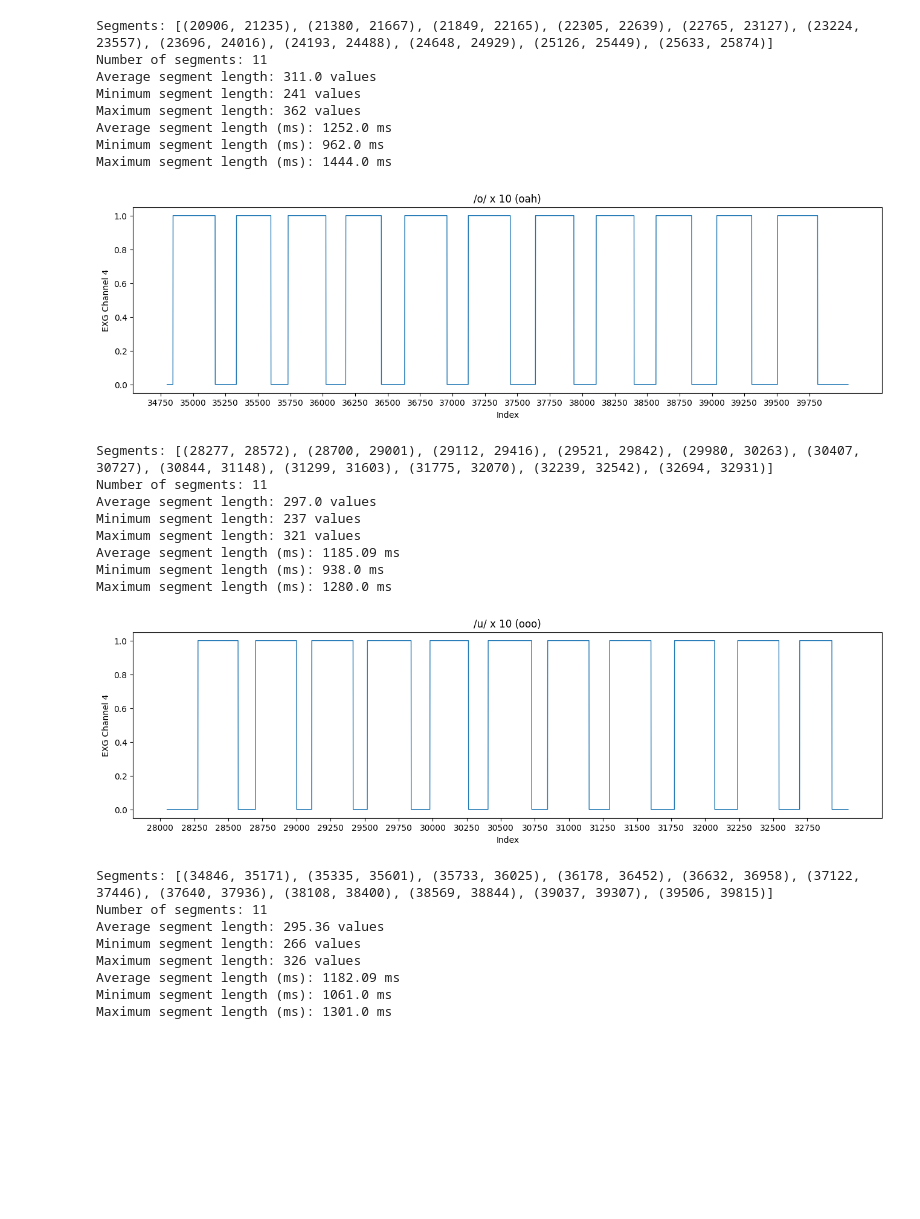
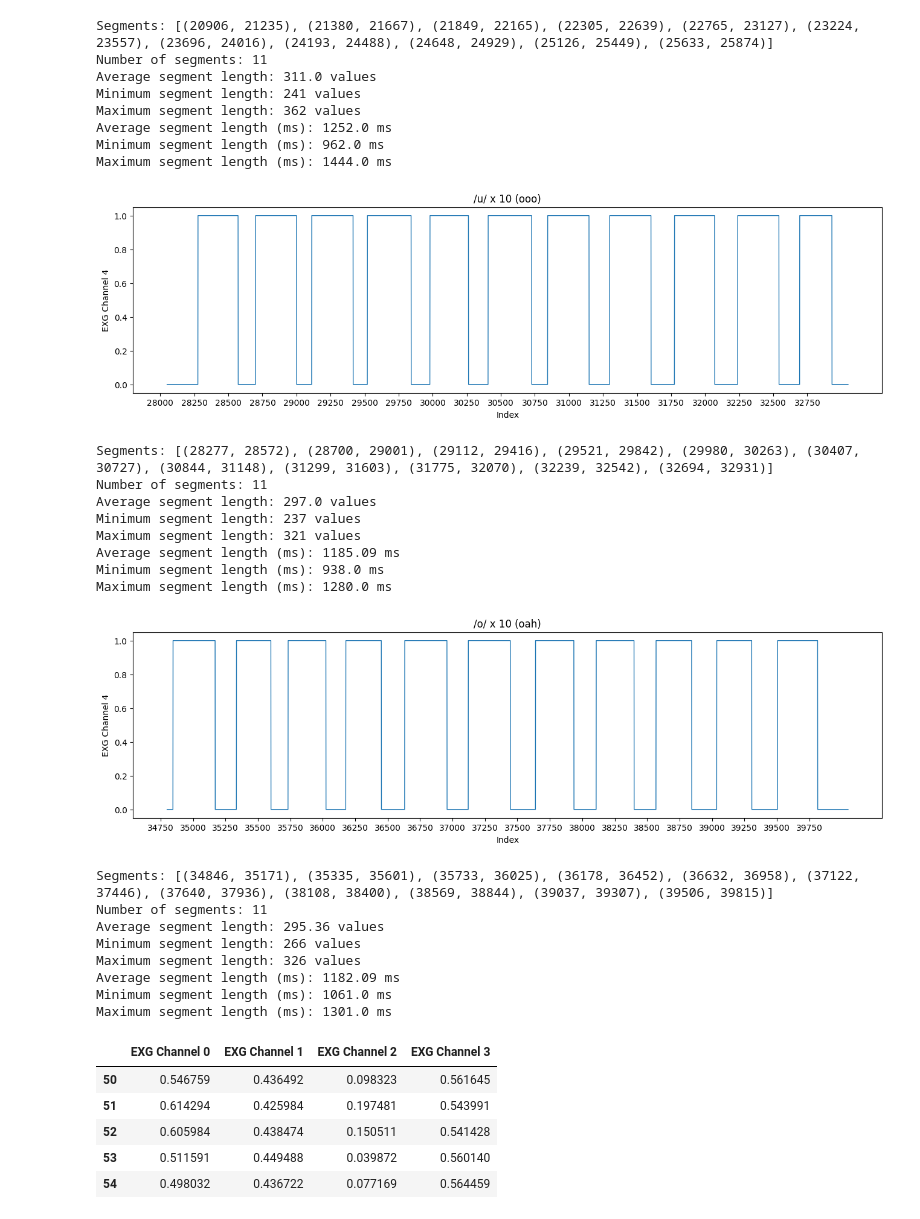
Before and after one commit to NeuroTechSC/neurotechML, a Jupyter notebook: EMG_Data_Processing.ipynb, the cells around one changed output. Cells and saved outputs as stored; diff of their text form; code cells hidden in the pictures; blank space fills up the shorter version.

```diff
--- a/EMG_Data_Processing.ipynb
+++ b/EMG_Data_Processing.ipynb
@@ -261,29 +228,39 @@ Maximum segment length: 362 values
 Average segment length (ms): 1252.0 ms
 Minimum segment length (ms): 962.0 ms
 Maximum segment length (ms): 1444.0 ms
+# %%
+plot_rolling_channel_4("/u/ x 10 (ooo)", 250, 28000, 33000)
+segment_stats(df_normalized, segments_u)
+# %% [output]
+[figure, added]
+Segments: [(28277, 28572), (28700, 29001), (29112, 29416), (29521, 29842), (29980, 30263), (30407, 30727), (30844, 31148), (31299, 31603), (31775, 32070), (32239, 32542), (32694, 32931)]
+Number of segments: 11
+Average segment length: 297.0 values
+Minimum segment length: 237 values
+Maximum segment length: 321 values
+Average segment length (ms): 1185.09 ms
+Minimum segment length (ms): 938.0 ms
+Maximum segment length (ms): 1280.0 ms
 # %%
 plot_rolling_channel_4("/o/ x 10 (oah)", 250, 34750, 40000)
-segment_stats(df_normalized, segments[31:42])
+segment_stats(df_normalized, segments_o)
 # %% [output]
 [figure]
-Segments: [(28277, 28572), (28700, 29001), (29112, 29416), (29521, 29842), (29980, 30263), (30407, 30727), (30844, 31148), (31299, 31603), (31775, 32070), (32239, 32542), (32694, 32931)]
+Segments: [(34846, 35171), (35335, 35601), (35733, 36025), (36178, 36452), (36632, 36958), (37122, 37446), (37640, 37936), (38108, 38400), (38569, 38844), (39037, 39307), (39506, 39815)]
 Number of segments: 11
-Average segment length: 297.0 values
-Minimum segment length: 237 values
-Maximum segment length: 321 values
-Average segment length (ms): 1185.09 ms
-Minimum segment length (ms): 938.0 ms
-Maximum segment length (ms): 1280.0 ms
+Average segment length: 295.36 values
+Minimum segment length: 266 values
+Maximum segment length: 326 values
+Average segment length (ms): 1182.09 ms
+Minimum segment length (ms): 1061.0 ms
+Maximum segment length (ms): 1301.0 ms
-# %%
-plot_rolling_channel_4("/u/ x 10 (ooo)", 250, 28000, 33000)
-segment_stats(df_normalized, segments[42:])
-# %% [output]
-[figure, removed]
-Segments: [(34846, 35171), (35335, 35601), (35733, 36025), (36178, 36452), (36632, 36958), (37122, 37446), (37640, 37936), (38108, 38400), (38569, 38844), (39037, 39307), (39506, 39815)]
-Number of segments: 11
-Average segment length: 295.36 values
-Minimum segment length: 266 values
-Maximum segment length: 326 values
-Average segment length (ms): 1182.09 ms
-Minimum segment length (ms): 1061.0 ms
-Maximum segment length (ms): 1301.0 ms
+# %%
+df_final = df_normalized.drop(['rolling_max', 'segment_change', 'Timestamp (Formatted)', 'EXG Channel 4'], axis=1)
+df_final.head()
+# %% [output]
+|  | EXG Channel 0 | EXG Channel 1 | EXG Channel 2 | EXG Channel 3 |
+| 50 | 0.546759 | 0.436492 | 0.098323 | 0.561645 |
+| 51 | 0.614294 | 0.425984 | 0.197481 | 0.543991 |
+| 52 | 0.605984 | 0.438474 | 0.150511 | 0.541428 |
+| 53 | 0.511591 | 0.449488 | 0.039872 | 0.560140 |
+| 54 | 0.498032 | 0.436722 | 0.077169 | 0.564459 |
```
Also changed, not shown: parts of 14 cells of this notebook, 2 other files.
